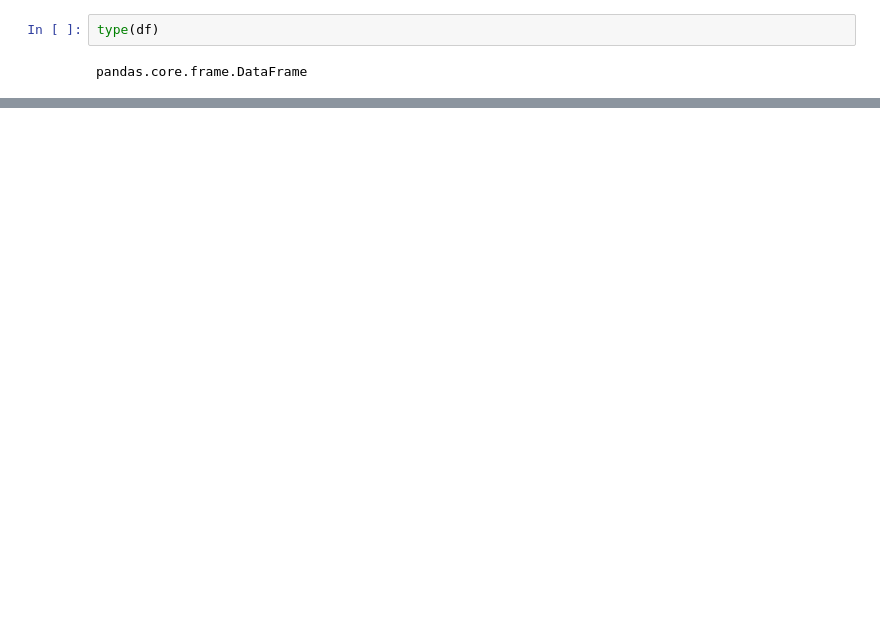
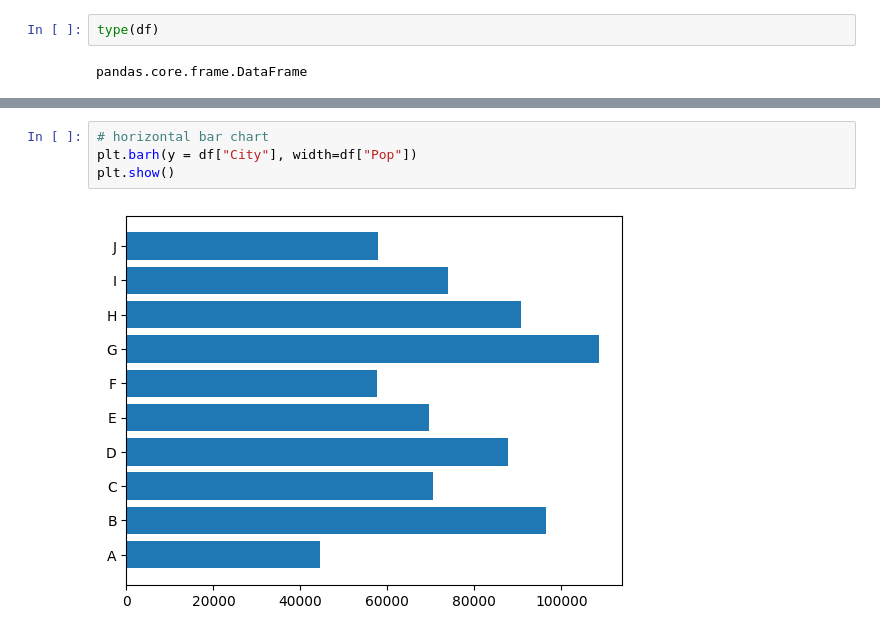
Before and after one commit to chirambo-george/pandas-geopands-matplotlib, a Jupyter notebook: matplot-.ipynb, the cells around one changed output, grey strips where cells are left out. Saved outputs shown, nothing was run; the diff lists cells and outputs as text; blank space fills up the shorter version.

```diff
--- a/matplot-.ipynb
+++ b/matplot-.ipynb
@@ -90,0 +108,6 @@ pandas.core.frame.DataFrame
+# %%
+# horizontal bar chart
+plt.barh(y = df["City"], width=df["Pop"])
+plt.show()
+# %% [output]
+[figure, added]
```
Also changed, not shown: parts of 8 cells of this notebook, 2 other files.
